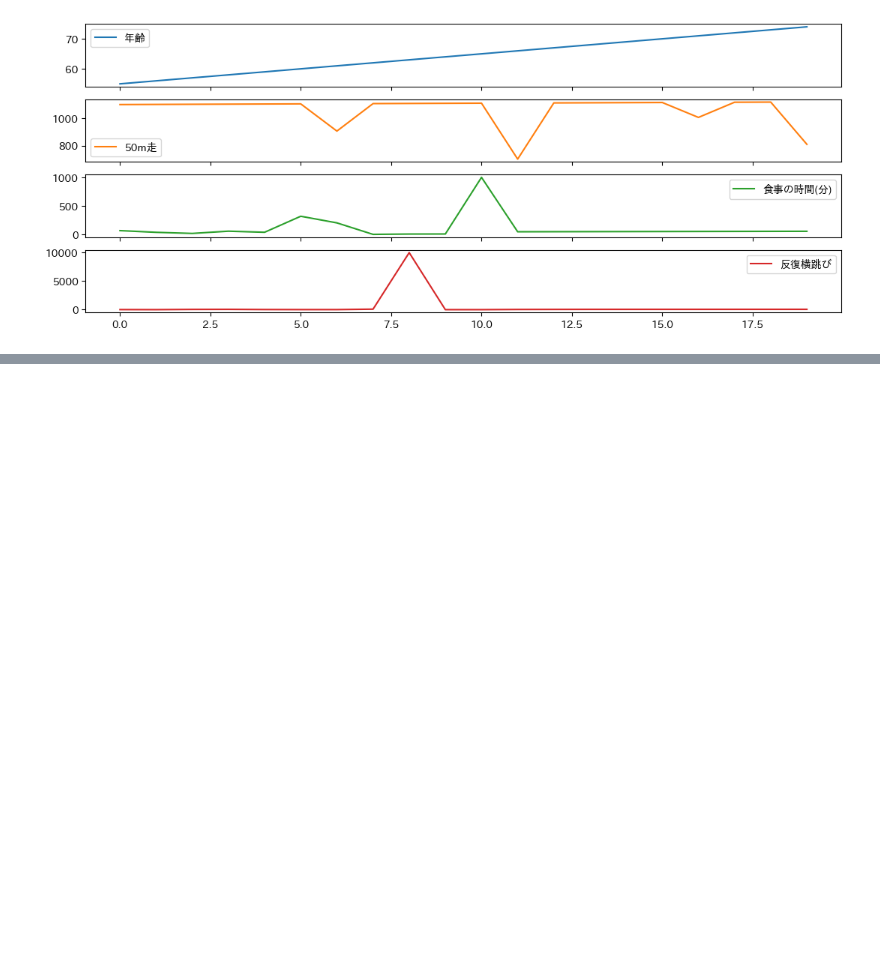
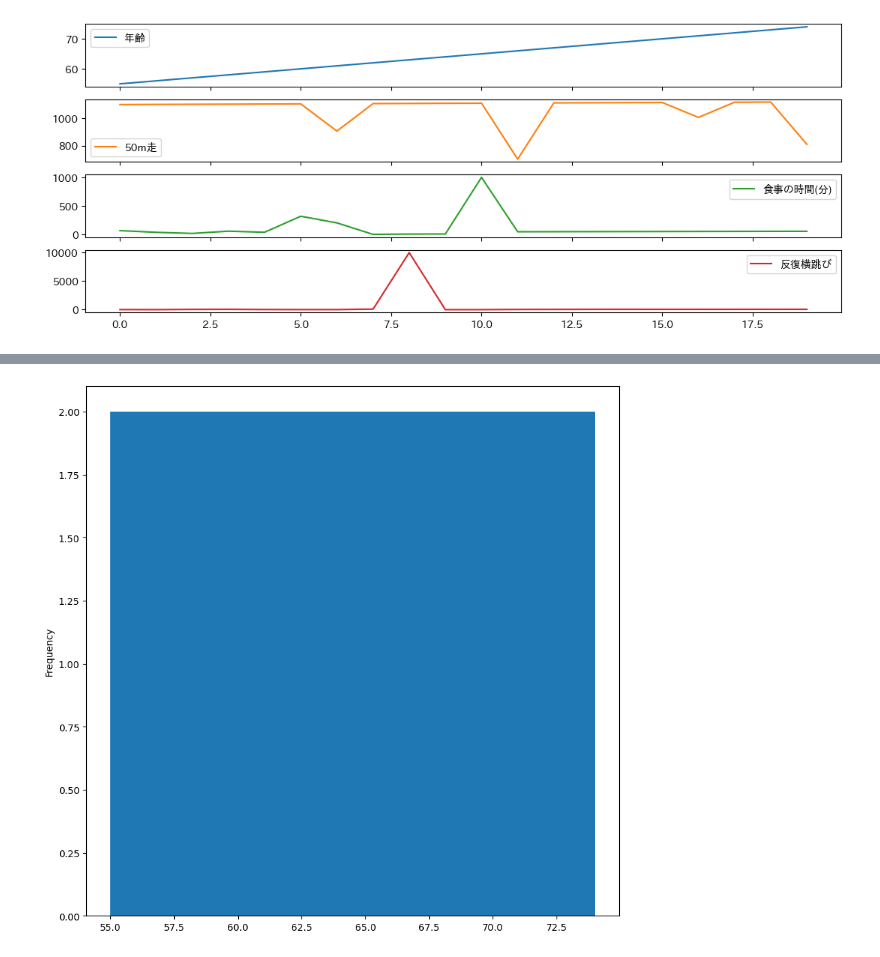
Before and after one commit to human9834/portfolio, a Jupyter notebook: Python/ソースコード基礎/ポートフォリオその4.ipynb, the cells around one changed output, grey strips where cells are left out. Cells and saved outputs as stored; diff of their text form; code cells hidden in the pictures; blank space fills up the shorter version.

```diff
--- a/Python/ソースコード基礎/ポートフォリオその4.ipynb
+++ b/Python/ソースコード基礎/ポートフォリオその4.ipynb
@@ -344,0 +352,7 @@ plt.savefig("Sample教材3.png")
+# %%
+# ヒストグラム
+
+dfb["年齢"].plot(figsize=(10, 10), kind="hist") # kind="hist" とすると、ヒストグラムが生成される
+plt.savefig("sample4.png")
+# %% [output]
+[figure, added]
```
Also changed, not shown: parts of 2 cells of this notebook, 1 other file.
